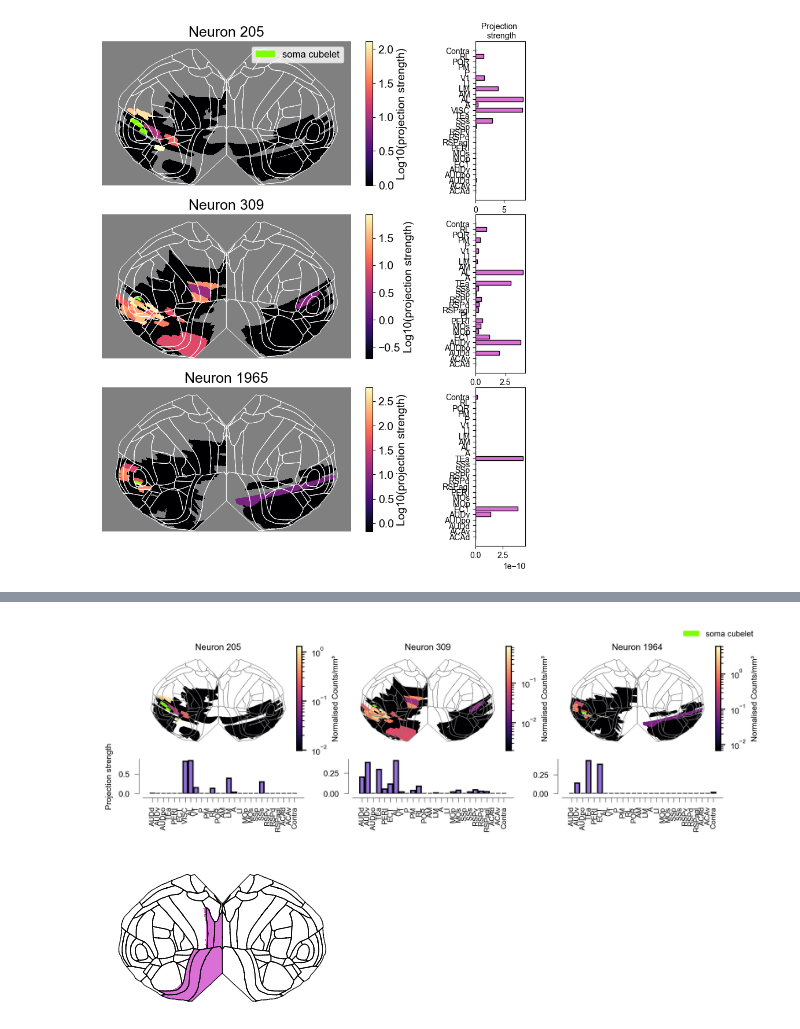
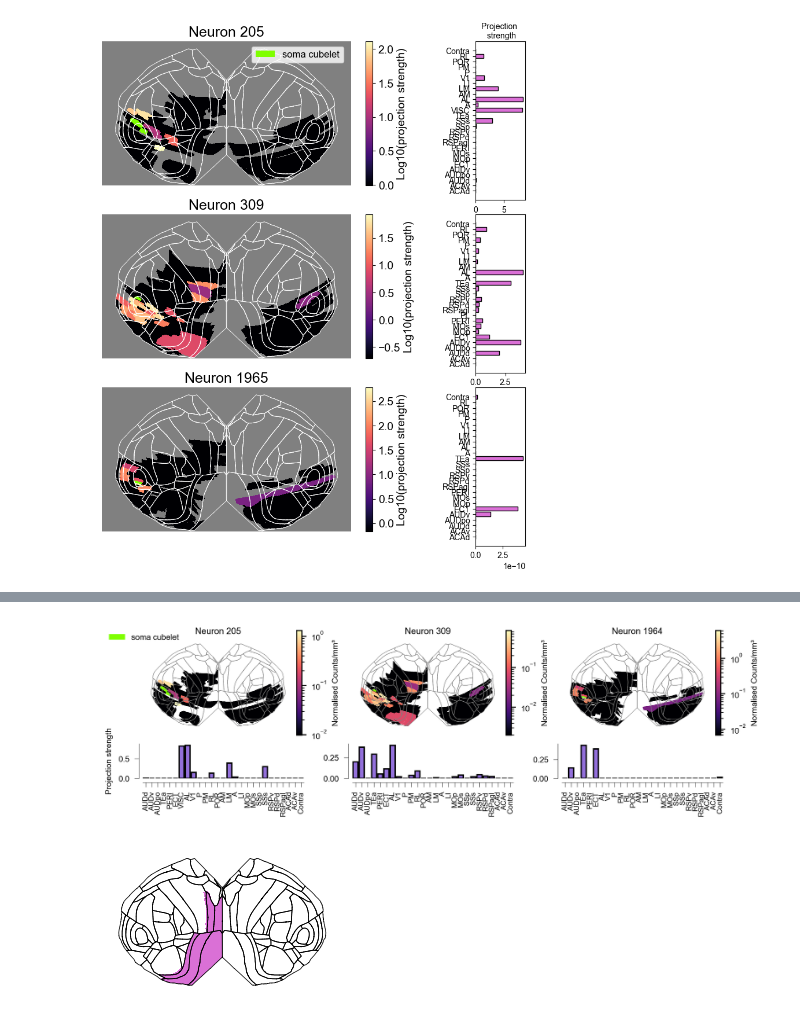
Before and after one commit to znamlab/MAPseq_processing, a Jupyter notebook: final_processing/fig_1_example_projections_updated.ipynb, the cells around one changed output, grey strips where cells are left out. Cells and saved outputs as stored; diff of their text form; code cells hidden in the pictures.

```diff
--- a/final_processing/fig_1_example_projections_updated.ipynb
+++ b/final_processing/fig_1_example_projections_updated.ipynb
@@ -1376,6 +1423,4 @@ KeyboardInterrupt:
 # %%
-from matplotlib.ticker import LogLocator, LogFormatter
-from matplotlib.gridspec import GridSpec
 order_in_other_plot  = ["AUDd", "AUDv", "AUDpo", "TEa", "PERI", "ECT", "VISC", "VISal", "VISp","VISpl", "VISpm","VISrl","VISpor","VISam","VISl","VISa", "VISli", "MOp", "MOs", "SSp", "SSs", "RSPv", "RSPd", "RSPagl", "ACAd", "ACAv", "Contra"]
 order_in_other_plot = [convert_dict[val] if val in convert_dict else val for val in order_in_other_plot]
 gen_ind = 1964
@@ -1385,10 +1430,6 @@ dorsal_ind = 205#152
 ref_anno = nrrd.read(f'{proj_path}/FIAA32.6a/LCM_registration/reference/annotation_25.nrrd')
 allen_anno = np.array(ref_anno)
 annotation = allen_anno[0]
-# ------------------------------------------------------------------
-
-
-# ‑‑‑‑‑‑‑‑‑‑‑‑‑‑ figure & grid -------------------------------------------------
 fig = plt.figure(figsize=(7.8, 2), facecolor="white",dpi=400)
 gs  = GridSpec(nrows=2,
                ncols=3,
@@ -1397,11 +1438,7 @@ gs  = GridSpec(nrows=2,
                hspace=0.12,
                wspace=0.3)
 
-# ------------------------------------------------------------------
-# iterate over your three example neurons
 for col, bc_index in enumerate([dorsal_ind, all_ind, gen_ind]):
-
-    # ───── get the mouse & index within that mouse ───────────────
     mouse = combined_barcodes_mouse.iloc[bc_index]['mouse']
     # if mouse == 'FIAA45.6d':
     #     adjusted_bc_ind = bc_index - (len(vis_barcodes['FIAA45.6a']) + 1)
@@ -1418,8 +1455,6 @@ for col, bc_index in enumerate([dorsal_ind, all_ind, gen_ind]):
     adjusted_bc_ind = bc_index - cumulative_lengths[mouse_idx]
 
     barcodes_across_sample = vis_barcodes[mouse]
-
-    # ───── build the ROI mask for this mouse ─────────────────────
     roi_to_look = roi_dict[mouse]
     vals                  = np.unique(roi_to_look)
     values_not_in_barcodes = vals[~np.isin(vals,
@@ -1429,10 +1464,8 @@ for col, bc_index in enumerate([dorsal_ind, all_ind, gen_ind]):
 
     all_flatmap = proj_top.project_volume(roi_to_look)
 
-    # initialise flat‑map with NaNs (white background)
     #rebuilding_all_flatmap = np.where(all_flatmap == 0, np.nan, 0.0)
     rebuilding_all_flatmap = np.where(all_flatmap == 0, -1.0, 0.0)
-    # ───── normalise barcodes and fill densities ────────────────
 
     bc = af.normalize_barcodes(barcodes_across_sample)  # your helper
     val_list = []
@@ -1451,8 +1484,6 @@ for col, bc_index in enumerate([dorsal_ind, all_ind, gen_ind]):
             # rebuilding_all_flatmap[np.isnan(rebuilding_all_flatmap)] = \
             #     flat_proj[np.isnan(rebuilding_all_flatmap)]
 
-    # ------------------------------------------------------------------
-    # FLAT‑MAP AXIS  (row 0, this column)
     smallest_value = (min(val_list))*0.1
     bl = rebuilding_all_flatmap.copy()
     no_val_vals = (rebuilding_all_flatmap == -1)
@@ -1527,11 +1558,7 @@ for col, bc_index in enumerate([dorsal_ind, all_ind, gen_ind]):
     cbar.ax.tick_params(labelsize=font_size)
     cbar.locator = LogLocator(base=10)
     cbar.update_ticks()
-    # ------------------------------------------------------------------
-    # BAR‑PLOT AXIS  (row 1, this column)
     ax_bar = fig.add_subplot(gs[1, col])
-
-    # build area‑level matrix (your helper)
     parameters_path = f"{proj_path}/{mouse}/Sequencing/"
     AUD_source = sample_vol_and_regions[mouse][
         sample_vol_and_regions[mouse].main.str.contains('AUDp')
@@ -1564,38 +1591,37 @@ for col, bc_index in enumerate([dorsal_ind, all_ind, gen_ind]):
         ordered_values,
         color="mediumpurple",
         edgecolor="black"
 )
     # what_plot=ax_bar.bar(labels,
     #             values,
     #             color="mediumpurple",
     #             edgecolor="black")
     #ax_bar.set_yticks(y_pos)
     #ax_bar.set_yticklabels(labels, fontsize=8)
     #ax_bar.invert_yaxis()                      # biggest bar on top
 
     ff.myPlotSettings_splitAxis(fig=what_plot, ax=ax_bar, ytitle= "", xtitle="", title='', mySize =font_size)
     if col == 0:
         ax_bar.set_ylabel("Projection strength",
                        fontsize=font_size,
                        labelpad=4)
     else:
         ax_bar.set_ylabel("")
     # ax_bar.set_ylabel("Projection strength \n (Normalised counts/mm³)",
     #                   fontsize=font_size,
     #                   labelpad=4)
     ax_bar.tick_params(axis="x", labelsize=font_size*0.9, labelrotation=90)
     ax_bar.tick_params(axis="y", labelsize=font_size)
-# -------------------------------------------------------------------
-# legend – highlight colour
+    ax_bar.set_xlim(-0.5, len(ordered_labels)-0.5)
 chartreuse_patch = Patch(facecolor="chartreuse", label="soma cubelet")
 fig.legend(handles=[chartreuse_patch],
-           loc="upper right",
-           fontsize=font_size, bbox_to_anchor=(0.95, 1), frameon=False)
+           loc="upper left",
+           fontsize=font_size, bbox_to_anchor=(0.07, 0.9), frameon=False)
 
 plt.show()
 fig.savefig(f"{saving_path}/fig_1_example_projections.svg", format="svg", bbox_inches='tight', dpi=400)
 # %% [output]
-[figure, old version]
+[figure, new version]
 # %%
 from allensdk.core.mouse_connectivity_cache import MouseConnectivityCache
 area_groups = {
```
Also changed, not shown: parts of 7 cells of this notebook, 2 other files.
